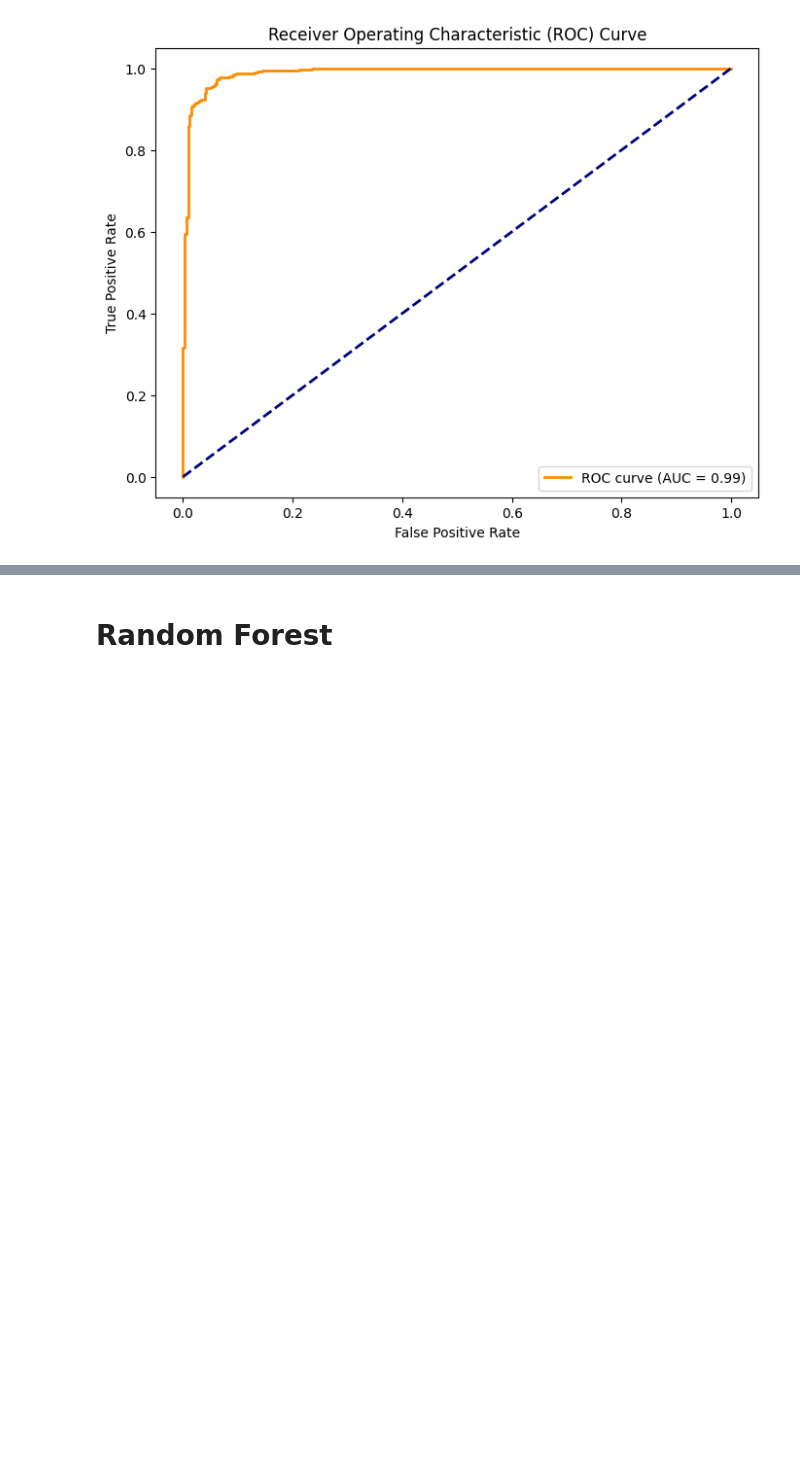
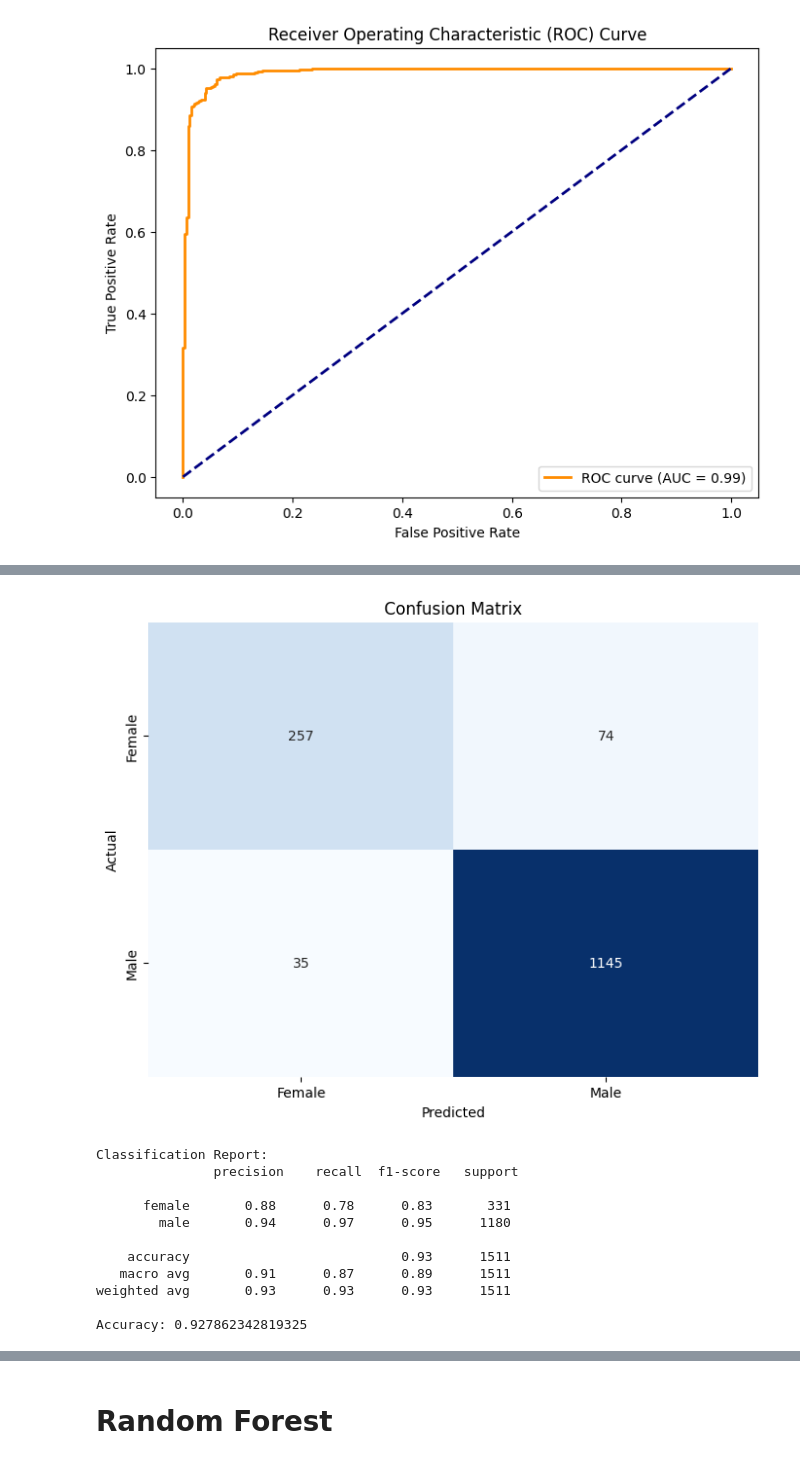
Before and after one commit to amirhosein-prdv/Automatic-Speech-Recognition, a Jupyter notebook: Src/Classification.ipynb, the cells around one changed output, grey strips where cells are left out. Saved outputs shown, nothing was run; the diff lists cells and outputs as text; code cells hidden in the pictures; blank space fills up the shorter version.

```diff
--- a/Src/Classification.ipynb
+++ b/Src/Classification.ipynb
@@ -260,0 +322,9 @@ plt.show()
+# %%
+svm_model = make_pipeline(SVC(kernel='rbf', probability=True))
+svm_model.fit(X_train_lda, y_train)
+
+y_pred = svm_model.predict(X_test_lda)
+
+svm_accuracy = accuracy_score(y_test, y_pred)
+print("Classification Report:\n", classification_report(y_test, y_pred))
+print("Accuracy:", svm_accuracy)
@@ -260,0 +343,26 @@ plt.show()
+# %%
+# Plot the confusion matrix
+cm = confusion_matrix(y_test, y_pred)
+plt.figure(figsize=(8, 6))
+sns.heatmap(cm, annot=True, fmt="d", cmap="Blues", cbar=False, xticklabels=['Female', 'Male'], yticklabels=['Female', 'Male'])
+plt.title('Confusion Matrix')
+plt.xlabel('Predicted')
+plt.ylabel('Actual')
+plt.show()
+
+# Display classification report and accuracy
+print("Classification Report:\n", classification_report(y_test, y_pred))
+print("Accuracy:", accuracy_score(y_test, y_pred))
+# %% [output]
+[figure, added]
+Classification Report:
+               precision    recall  f1-score   support
+
+      female       0.88      0.78      0.83       331
+        male       0.94      0.97      0.95      1180
+
+    accuracy                           0.93      1511
+   macro avg       0.91      0.87      0.89      1511
+weighted avg       0.93      0.93      0.93      1511
+
+Accuracy: 0.927862342819325
```
Also changed, not shown: parts of 12 cells of this notebook.
